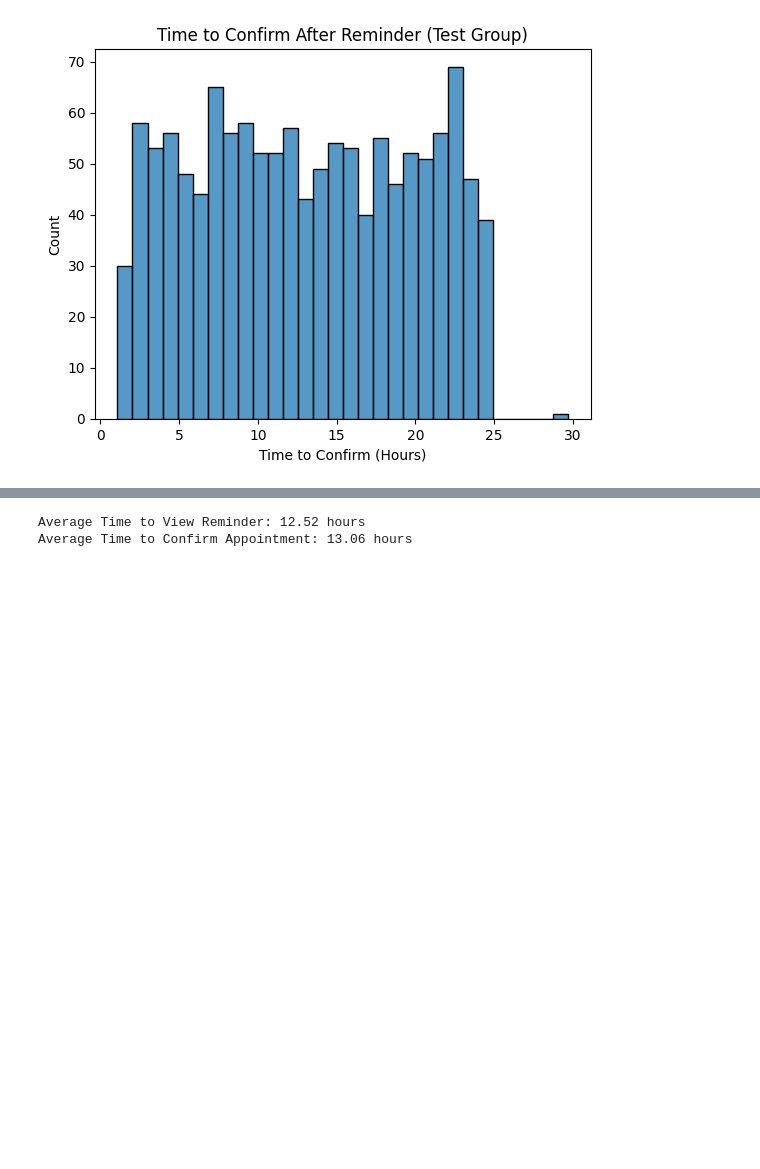
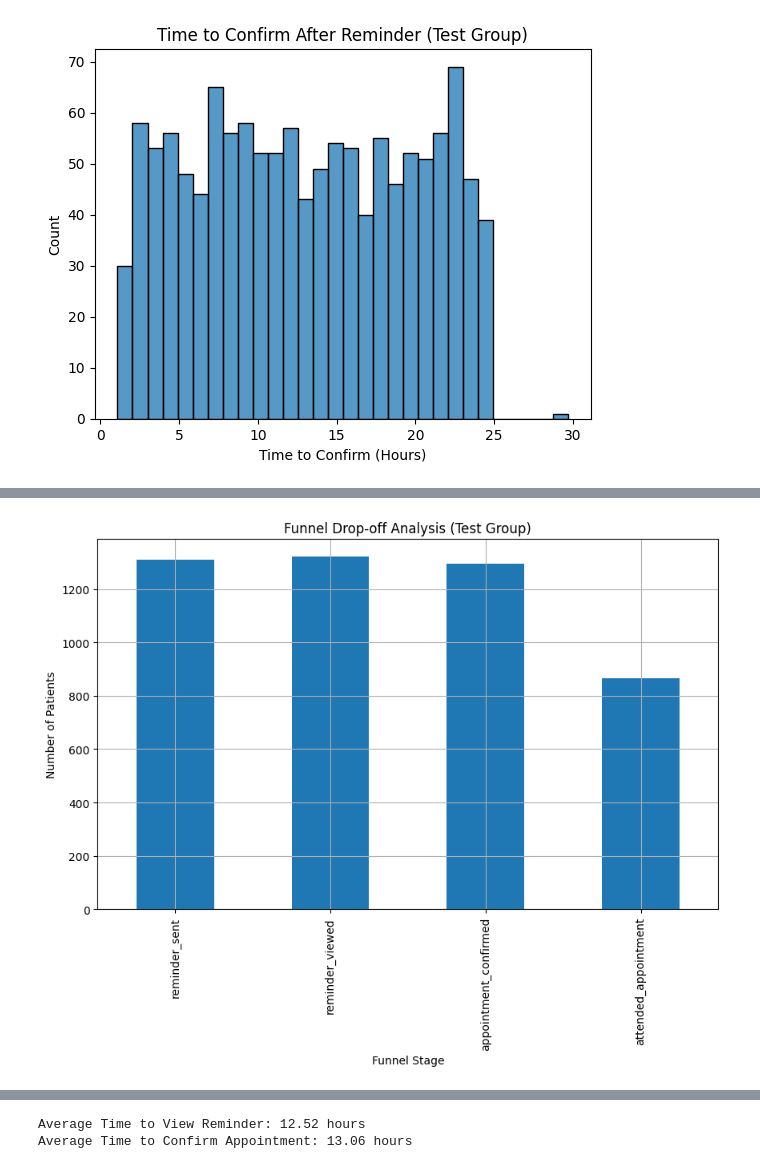
Before and after one commit to Ismat-Samadov/kyla_ProductAnalyst, a Jupyter notebook: task.ipynb, the cells around one changed output, grey strips where cells are left out. Cells and saved outputs as stored; diff of their text form; code cells hidden in the pictures; blank space fills up the shorter version.

```diff
--- a/task.ipynb
+++ b/task.ipynb
@@ -1380,0 +1445,19 @@ plt.show()
+# %%
+# Define funnel stages
+funnel_stages = ['reminder_sent', 'reminder_viewed', 'appointment_confirmed', 'attended_appointment']
+
+# Filter Test group data for funnel stages
+funnel_data = test_group[test_group['event_name'].isin(funnel_stages)]
+
+# Group by event name to count unique patient_id at each funnel stage
+funnel_counts = funnel_data.groupby('event_name')['patient_id'].nunique().reindex(funnel_stages)
+
+# Plot the funnel
+funnel_counts.plot(kind='bar', figsize=(10, 6))
+plt.title('Funnel Drop-off Analysis (Test Group)')
+plt.xlabel('Funnel Stage')
+plt.ylabel('Number of Patients')
+plt.grid(True)
+plt.show()
+# %% [output]
+[figure, added]
```
Also changed, not shown: parts of 12 cells of this notebook.
